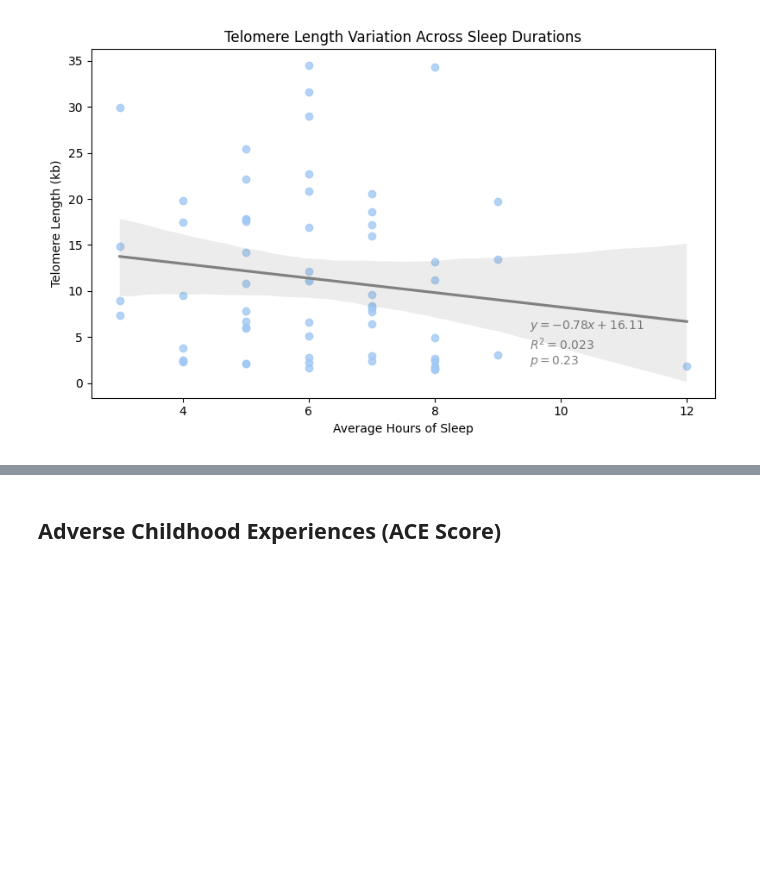
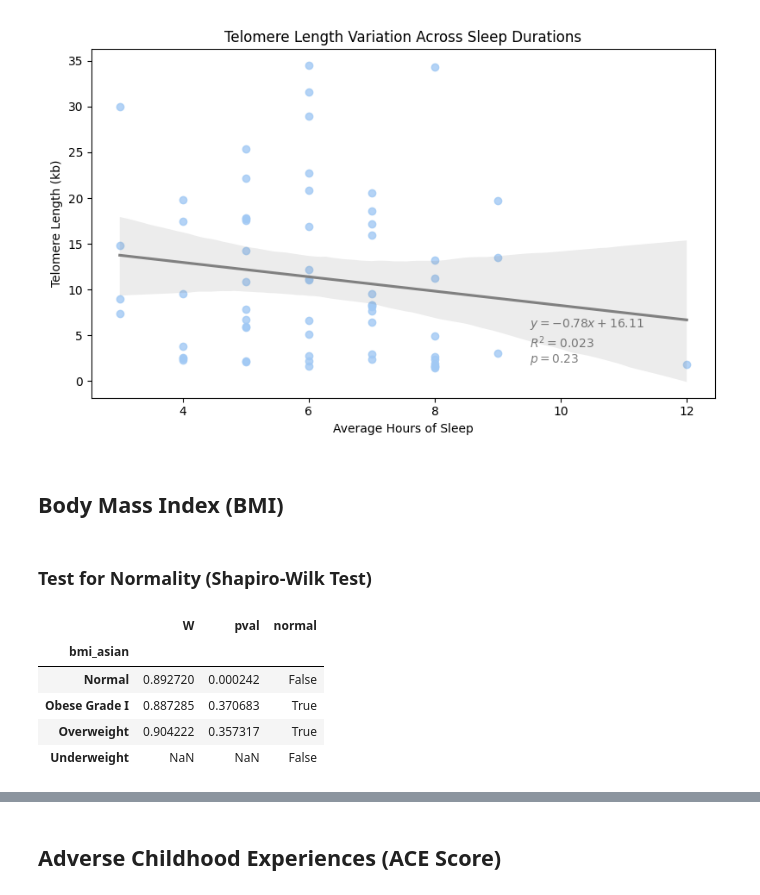
Before and after one commit to akaeii/telomere-mental-health, a Jupyter notebook: exploratory_data_analysis.ipynb, the cells around one changed output, grey strips where cells are left out. Drawn from its saved outputs; the diff is of its cells as text; code cells hidden in the pictures; blank space fills up the shorter version.

```diff
--- a/exploratory_data_analysis.ipynb
+++ b/exploratory_data_analysis.ipynb
@@ -552,3 +549,5 @@ sleep_tl_fig.savefig(
 )
 # %% [output]
 [figure]
+# %% [markdown]
+<h2>Body Mass Index (BMI)</h2>
@@ -554,0 +559,11 @@ sleep_tl_fig.savefig(
+# %% [markdown]
+<h3>Test for Normality (Shapiro-Wilk Test)</h3>
+# %%
+pg.normality(data=bmi_temp, dv="telomere_length", group="bmi_asian")
+# %% [output]
+|  | W | pval | normal |
+| bmi_asian |  |  |  |
+| Normal | 0.892720 | 0.000242 | False |
+| Obese Grade I | 0.887285 | 0.370683 | True |
+| Overweight | 0.904222 | 0.357317 | True |
+| Underweight | NaN | NaN | False |
```
Also changed, not shown: parts of 8 cells of this notebook, 1 other file.
